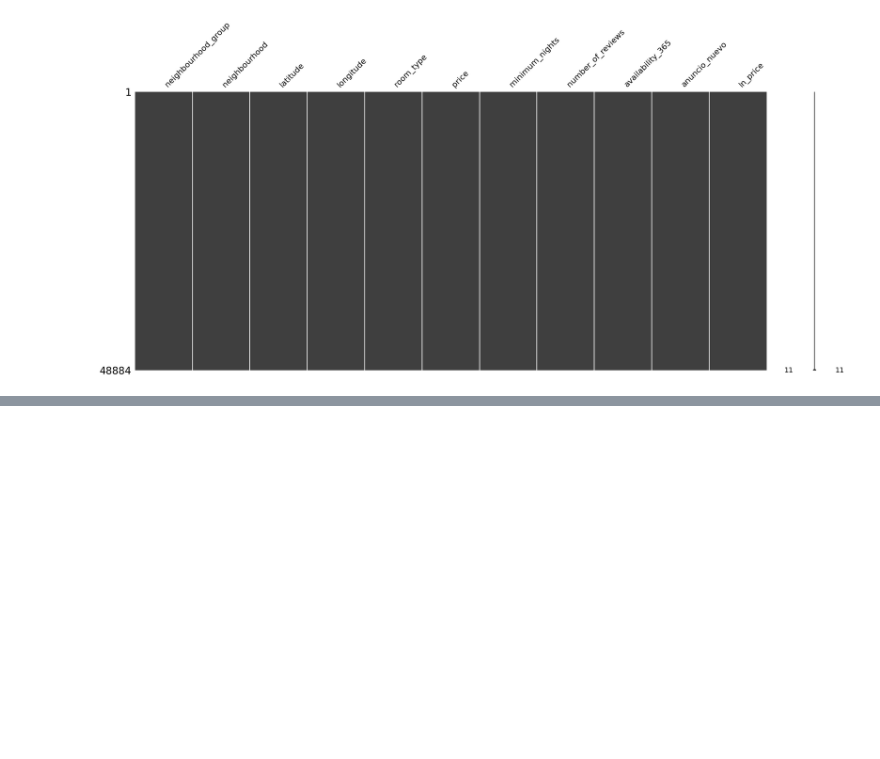
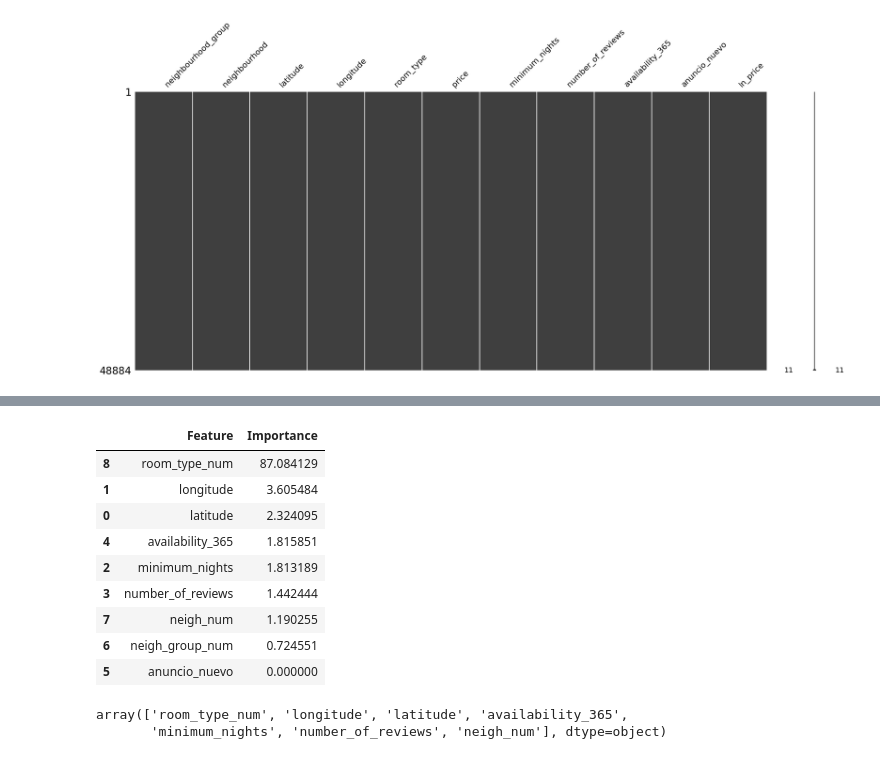
Before and after one commit to 4GeeksAcademy/Proyecto13_albaebauluz, a Jupyter notebook: src/explore.ipynb, the cells around one changed output, grey strips where cells are left out. Drawn from its saved outputs; the diff is of its cells as text; code cells hidden in the pictures; blank space fills up the shorter version.

```diff
--- a/src/explore.ipynb
+++ b/src/explore.ipynb
@@ -397,0 +415,6 @@ ValueError: Pandas data cast to numpy dtype of object. Check input data with np.
+# %%
+#2) Evaluo si la distancia de Cook es mayor de 4/n (se considera observación influyente).
+pto_corte = 4/len(x)
+pto_corte
+
+# El 8.18% de las observaciones son influyentes. Dado que este valor es superior al analizar a partir del gráfico, escojo este método para dejar la muestra limpia de datos atípicos que puedan causar sesgos en las predicciones.
@@ -397,0 +423,6 @@ ValueError: Pandas data cast to numpy dtype of object. Check input data with np.
+# %%
+# Elimino las observaciones siguiendo la regla del punto de corte
+df.drop(np.where(cooks_distance[0]>pto_corte)[0], inplace=True)
+df.shape
+
+# IMPORTANTE: La muestra final se compone de 46814 filas y 14 columnas. Por lo que he eliminado 2081 observaciones.
@@ -397,0 +455,25 @@ ValueError: Pandas data cast to numpy dtype of object. Check input data with np.
+# %%
+# Uso xgb para conocer la importancia de las características. Nota: Uso la biblioteca XGB. XGB es un algoritmo que indica qué variables son más importantes para predecir la variable dependiente. Normalmente se suelen eliminar las que son menores a 1.
+xgb_model = xgb.XGBRegressor(objective='reg:squarederror', random_state=42).fit(x_train, y_train)
+df_imp = pd.DataFrame({'Feature':x_train.columns, 'Importance':xgb_model.feature_importances_*100})
+df_imp = df_imp.sort_values(by='Importance', ascending=False)
+df_imp
+
+# La variable más importante para predecir el precio de los alquileres de Air B&B es el tipo de habitación (room_type_num). Sin embargo, tanto neigh_group_num como anuncio_nuevo no son relevantes para predecir el valor de Y (las elimino).
+# %% [output]
+|  | Feature | Importance |
+| 8 | room_type_num | 87.084129 |
+| 1 | longitude | 3.605484 |
+| 0 | latitude | 2.324095 |
+| 4 | availability_365 | 1.815851 |
+| 2 | minimum_nights | 1.813189 |
+| 3 | number_of_reviews | 1.442444 |
+| 7 | neigh_num | 1.190255 |
+| 6 | neigh_group_num | 0.724551 |
+| 5 | anuncio_nuevo | 0.000000 |
+# %%
+# Elimino las variables que tienen poca relevancia para predecir el precio de los alquileres (neigh_group_num y anuncio_nuevo).
+df_imp[df_imp.Importance>=1].Feature.values
+# %% [output]
+array(['room_type_num', 'longitude', 'latitude', 'availability_365',
+       'minimum_nights', 'number_of_reviews', 'neigh_num'], dtype=object)
```
Also changed, not shown: parts of 15 cells of this notebook.
